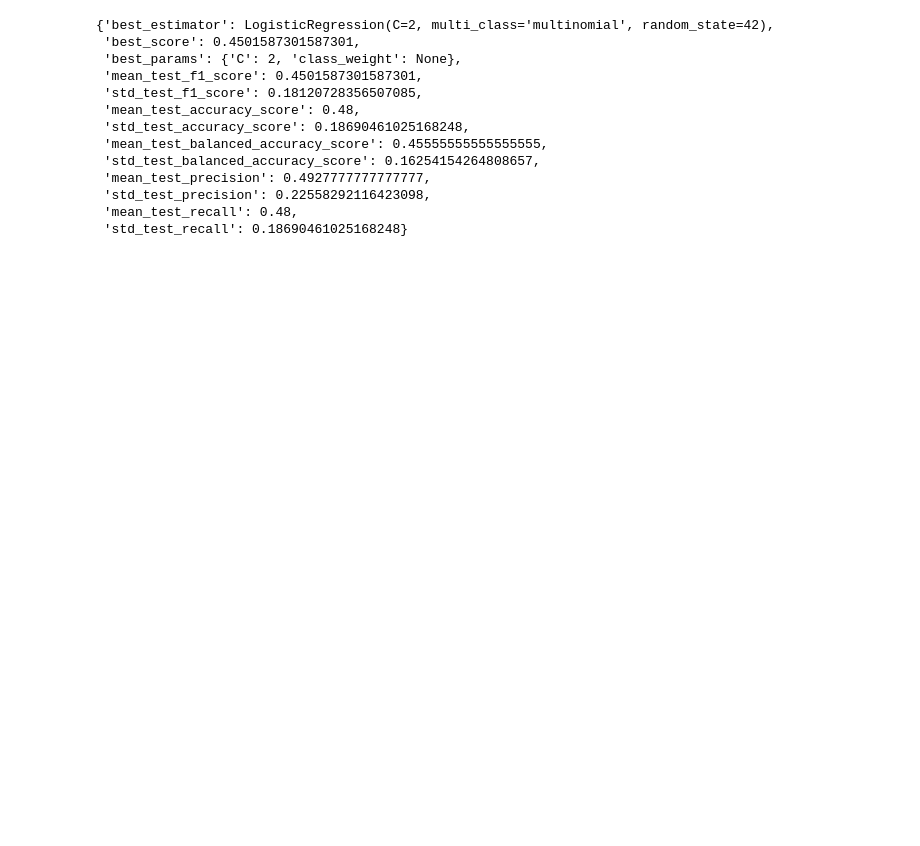
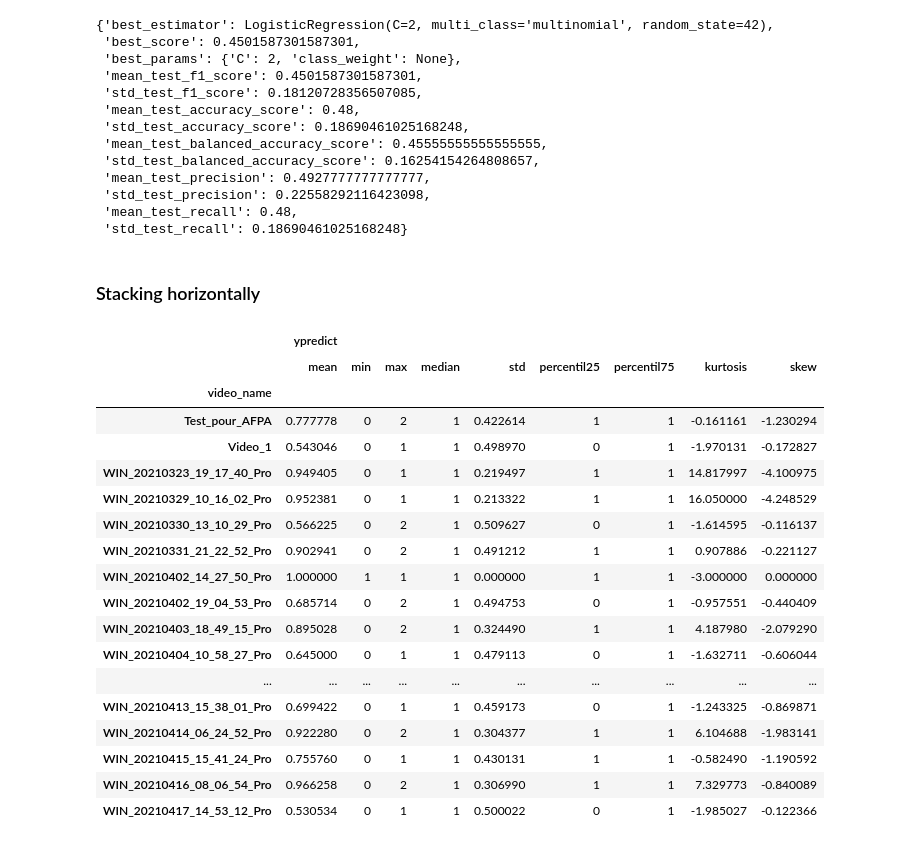
Before and after one commit to Projet-Fil-Rouge-AFPA/filrouge, a Jupyter notebook: Notebook_Laurent_MultiModal_LateFusion.ipynb, the cells around one changed output. Drawn from its saved outputs; the diff is of its cells as text; code cells hidden in the pictures; blank space fills up the shorter version.

```diff
--- a/Notebook_Laurent_MultiModal_LateFusion.ipynb
+++ b/Notebook_Laurent_MultiModal_LateFusion.ipynb
@@ -713,3 +838,35 @@ best_result
  'std_test_precision': 0.22558292116423098,
  'mean_test_recall': 0.48,
  'std_test_recall': 0.18690461025168248}
+# %% [markdown]
+### Stacking horizontally
+# %%
+df_video_best_5s_prediction_2 = df_video_best_5s_prediction.copy()
+df_audio_best_5s_prediction_2 = df_audio_best_5s_prediction.copy()
+df_video_best_5s_prediction_2.columns = ['video_name',	'diapo',	'frameTimeWindow',	'ypredict']
+df_audio_best_5s_prediction_2.columns = ['video_name',	'diapo',	'frameTimeWindow',	'ypredict']
+df_5s = pd.concat([df_video_best_5s_prediction_2,df_audio_best_5s_prediction_2], axis=0)
+df_5s = df_5s.groupby(['video_name']).agg({
+    'ypredict': ['mean','min','max', 'median', 'std', percentil25, percentil75, kurtosis, skew]})
+# %%
+df_5s
+# %% [output]
+|  | ypredict |  |  |  |  |  |  |  |  |
+|  | mean | min | max | median | std | percentil25 | percentil75 | kurtosis | skew |
+| video_name |  |  |  |  |  |  |  |  |  |
+| Test_pour_AFPA | 0.777778 | 0 | 2 | 1 | 0.422614 | 1 | 1 | -0.161161 | -1.230294 |
+| Video_1 | 0.543046 | 0 | 1 | 1 | 0.498970 | 0 | 1 | -1.970131 | -0.172827 |
+| WIN_20210323_19_17_40_Pro | 0.949405 | 0 | 1 | 1 | 0.219497 | 1 | 1 | 14.817997 | -4.100975 |
+| WIN_20210329_10_16_02_Pro | 0.952381 | 0 | 1 | 1 | 0.213322 | 1 | 1 | 16.050000 | -4.248529 |
+| WIN_20210330_13_10_29_Pro | 0.566225 | 0 | 2 | 1 | 0.509627 | 0 | 1 | -1.614595 | -0.116137 |
+| WIN_20210331_21_22_52_Pro | 0.902941 | 0 | 2 | 1 | 0.491212 | 1 | 1 | 0.907886 | -0.221127 |
+| WIN_20210402_14_27_50_Pro | 1.000000 | 1 | 1 | 1 | 0.000000 | 1 | 1 | -3.000000 | 0.000000 |
+| WIN_20210402_19_04_53_Pro | 0.685714 | 0 | 2 | 1 | 0.494753 | 0 | 1 | -0.957551 | -0.440409 |
+| WIN_20210403_18_49_15_Pro | 0.895028 | 0 | 2 | 1 | 0.324490 | 1 | 1 | 4.187980 | -2.079290 |
+| WIN_20210404_10_58_27_Pro | 0.645000 | 0 | 1 | 1 | 0.479113 | 0 | 1 | -1.632711 | -0.606044 |
+| ... | ... | ... | ... | ... | ... | ... | ... | ... | ... |
+| WIN_20210413_15_38_01_Pro | 0.699422 | 0 | 1 | 1 | 0.459173 | 0 | 1 | -1.243325 | -0.869871 |
+| WIN_20210414_06_24_52_Pro | 0.922280 | 0 | 2 | 1 | 0.304377 | 1 | 1 | 6.104688 | -1.983141 |
+| WIN_20210415_15_41_24_Pro | 0.755760 | 0 | 1 | 1 | 0.430131 | 1 | 1 | -0.582490 | -1.190592 |
+| WIN_20210416_08_06_54_Pro | 0.966258 | 0 | 2 | 1 | 0.306990 | 1 | 1 | 7.329773 | -0.840089 |
+| WIN_20210417_14_53_12_Pro | 0.530534 | 0 | 1 | 1 | 0.500022 | 0 | 1 | -1.985027 | -0.122366 |
```
Also changed, not shown: parts of 75 cells of this notebook, 2 other files.
